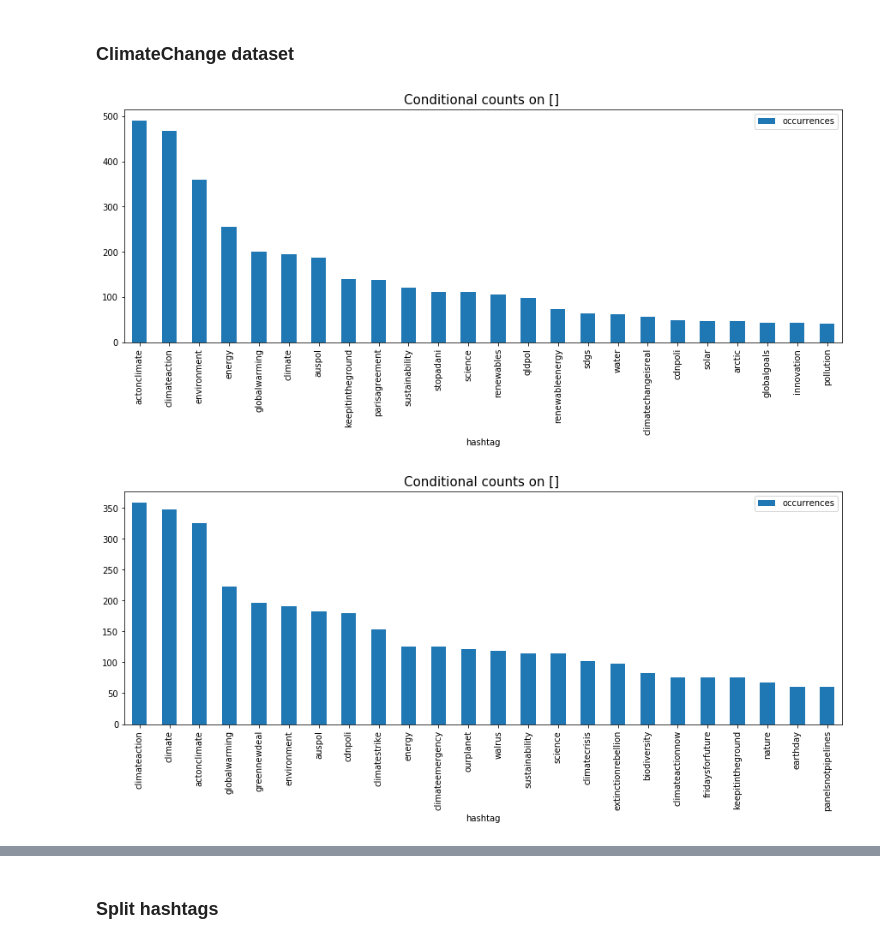
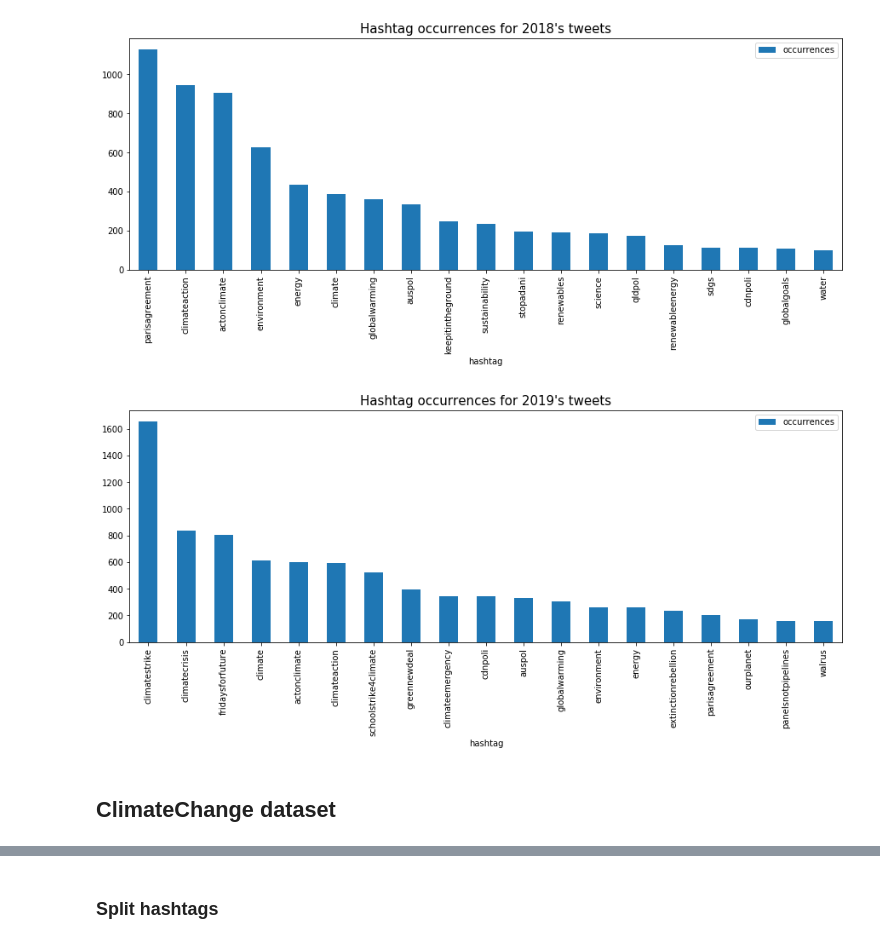
Before and after one commit to Mmiglio/ClimateAction, a Jupyter notebook: hashtag_analysis.ipynb, the cells around one changed output, grey strips where cells are left out. Saved outputs shown, nothing was run; the diff lists cells and outputs as text; code cells hidden in the pictures.

Commit message:
hashtag_analysis refactor

```diff
--- a/hashtag_analysis.ipynb
+++ b/hashtag_analysis.ipynb
@@ -1,11 +1,15 @@
 # %%
 # Dependencies
 import re
-import datetime
+import enchant
+import wordninja
 import numpy as np
 import pandas as pd
 import matplotlib.pyplot as plt
-from modules.hashtags import show_counts, filter_dataset, splitter, save_splitting
+from modules.dataset.tweets import Tweets
 
 %matplotlib inline
+
+years = [2018, 2019]
+EN_DICT = enchant.Dict("en_US")
 # %% [markdown]
@@ -39,0 +19,11 @@ top_hash_post = filter_dataset(tweets_all[2019], year=2019, words=[], n_max=25,
+# %%
+# Initialize Tweets object
+tweets = { 2018 : Tweets(), 2019: Tweets() }
+
+# Fill the datasets
+tweets[2018].df = pd.read_json('./data/tweets_preGreta.json', dtype = { 'id': np.unicode_})
+tweets[2019].df = pd.read_json('./data/tweets_postGreta.json', dtype = { 'id': np.unicode_})
+
+# Uniform the column names to the class format
+tweets[2018].df = tweets[2018].df.rename(columns = {'id': 'tweet_id','created_at': 'tweet_date','text': 'tweet_text'})
+tweets[2019].df = tweets[2019].df.rename(columns = {'id': 'tweet_id','created_at': 'tweet_date','text': 'tweet_text'})
@@ -40,2 +39,26 @@ top_hash_post = filter_dataset(tweets_all[2019], year=2019, words=[], n_max=25,
+# %%
+# Compute hashtags occurrences (dict {text : occurrences})
+hash_counts = {}
+for y in years:
+    hash_counts[y] = tweets[y].get_hashtag_counts()
+# %%
+# Plot function for hashtag occurrences
+def plot_hashtags_occurrences(counts, year, n_hash_min = 0, n_hash_max = 20):
+    # Convert the dictionary in a df, sort it by frequency
+    hash_df = pd.DataFrame.from_dict(counts.items())
+    hash_df.columns = ["hashtag", "occurrences"]
+    hash_df.sort_values(by="occurrences", ascending=False, inplace=True)
+
+    # Plot the barplot with the specified interval of the most frequent hashtags
+    fig, ax = plt.subplots(1,1,figsize=(15,5))
+    ax.set_title("Hashtag occurrences for {}'s tweets".format(year), fontsize=15)
+    hash_df[n_hash_min : n_hash_max].plot(x="hashtag", y="occurrences", kind="bar", ax = ax)
+# %%
+# Show hashtag occurences (without climatechange, too high)
+for y in years:
+    plot_hashtags_occurrences(hash_counts[y], y, n_hash_min = 1)
+# %% [output]
+[figure, added]
+[figure, added]
 # %% [markdown]
-### ClimateChange dataset
+## ClimateChange dataset
@@ -45,8 +64,0 @@ tweets = pd.read_json('data/db/tweets_climatechange.json', dtype = { 'id': np.un
-# %%
-hash_pre_climate = filter_dataset(tweets, year=2018, words=[], n_max=25, n_min=1)
-# %% [output]
-[figure, removed]
-# %%
-hash_post_climate = filter_dataset(tweets, year=2019, words=[], n_max=25, n_min=1)
-# %% [output]
-[figure, removed]
```
Also changed, not shown: parts of 18 cells of this notebook, 11 other files.
